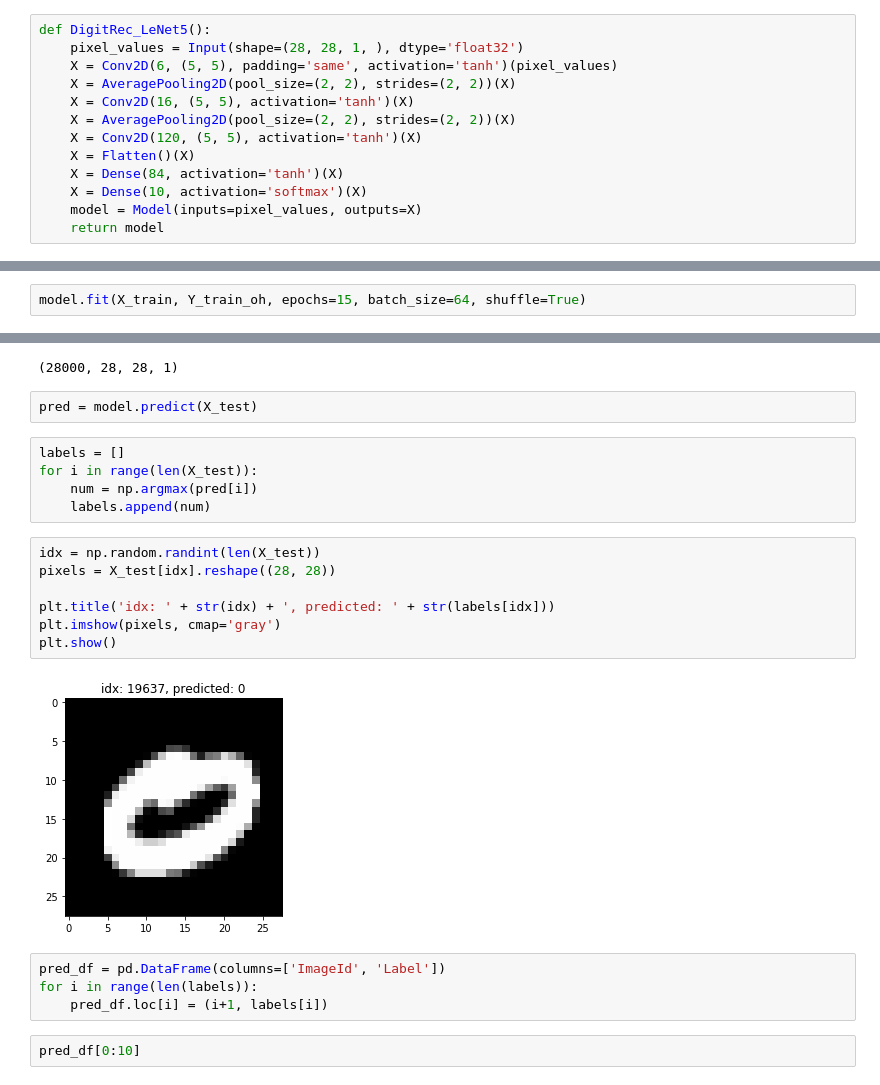
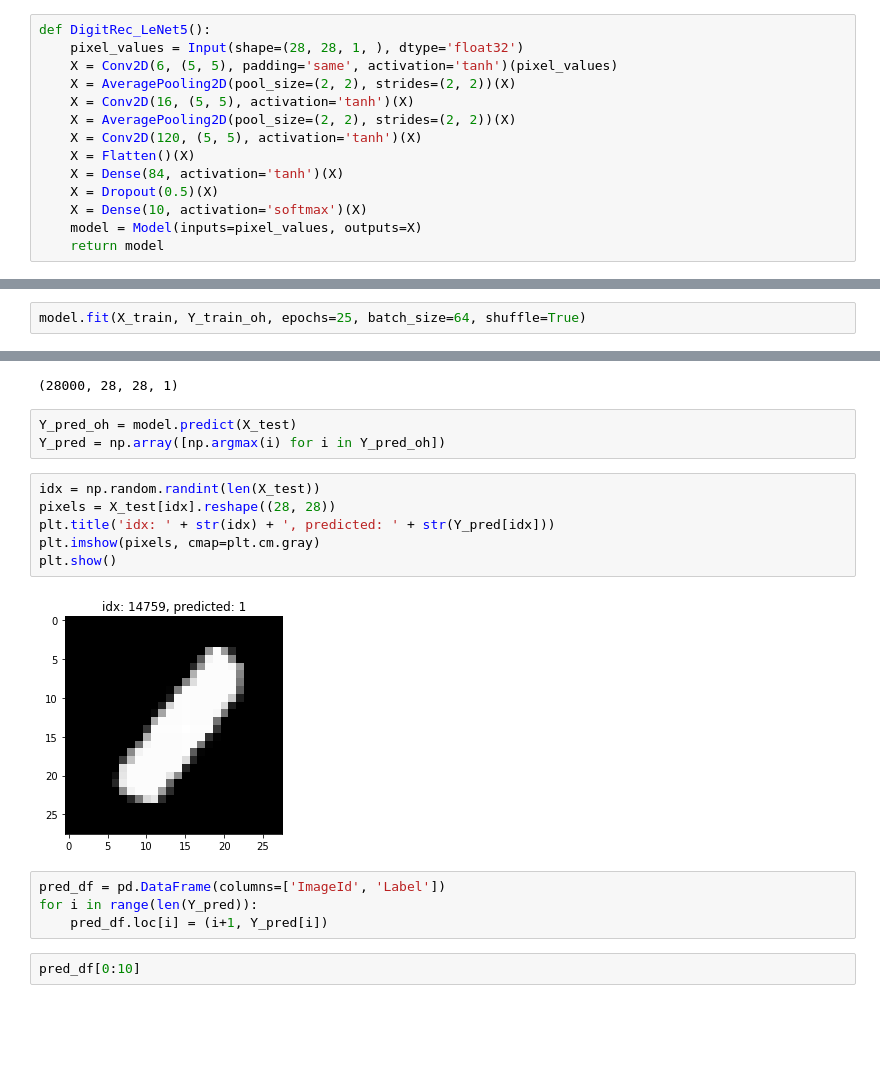
Before and after one commit to danylokos/kg-digit-rec, a Jupyter notebook: kg-digit-rec.ipynb, the cells around one changed output, grey strips where cells are left out. Cells and saved outputs as stored; diff of their text form; blank space fills up the shorter version.

Commit message:
Add dropout, train/test split 0.025

```diff
--- a/kg-digit-rec.ipynb
+++ b/kg-digit-rec.ipynb
@@ -62,6 +68,7 @@ def DigitRec_LeNet5():
     X = Conv2D(120, (5, 5), activation='tanh')(X)
     X = Flatten()(X)
     X = Dense(84, activation='tanh')(X)
+    X = Dropout(0.5)(X)
     X = Dense(10, activation='softmax')(X)
     model = Model(inputs=pixel_values, outputs=X)
     return model
@@ -91,5 +98,5 @@ _________________________________________________________________
 # %%
 model.compile(loss='categorical_crossentropy', optimizer='adam', metrics=['accuracy'])
 # %%
-model.fit(X_train, Y_train_oh, epochs=15, batch_size=64, shuffle=True)
+model.fit(X_train, Y_train_oh, epochs=25, batch_size=64, shuffle=True)
 # %% [output]
@@ -132,26 +189,21 @@ X_test = X_test.reshape((X_test_len, 28, 28, 1))
 X_test.shape
 # %% [output]
 (28000, 28, 28, 1)
-# %%
-pred = model.predict(X_test)
-# %%
-labels = []
-for i in range(len(X_test)):
-    num = np.argmax(pred[i])
-    labels.append(num)
+# %%
+Y_pred_oh = model.predict(X_test)
+Y_pred = np.array([np.argmax(i) for i in Y_pred_oh])
 # %%
 idx = np.random.randint(len(X_test))
 pixels = X_test[idx].reshape((28, 28))
-
-plt.title('idx: ' + str(idx) + ', predicted: ' + str(labels[idx]))
-plt.imshow(pixels, cmap='gray')
+plt.title('idx: ' + str(idx) + ', predicted: ' + str(Y_pred[idx]))
+plt.imshow(pixels, cmap=plt.cm.gray)
 plt.show()
 # %% [output]
-[figure, old version]
+[figure, new version]
 # %%
 pred_df = pd.DataFrame(columns=['ImageId', 'Label'])
-for i in range(len(labels)):
-    pred_df.loc[i] = (i+1, labels[i])
+for i in range(len(Y_pred)):
+    pred_df.loc[i] = (i+1, Y_pred[i])
 # %%
 pred_df[0:10]
 # %% [output]
```
Also changed, not shown: parts of 14 cells of this notebook.
